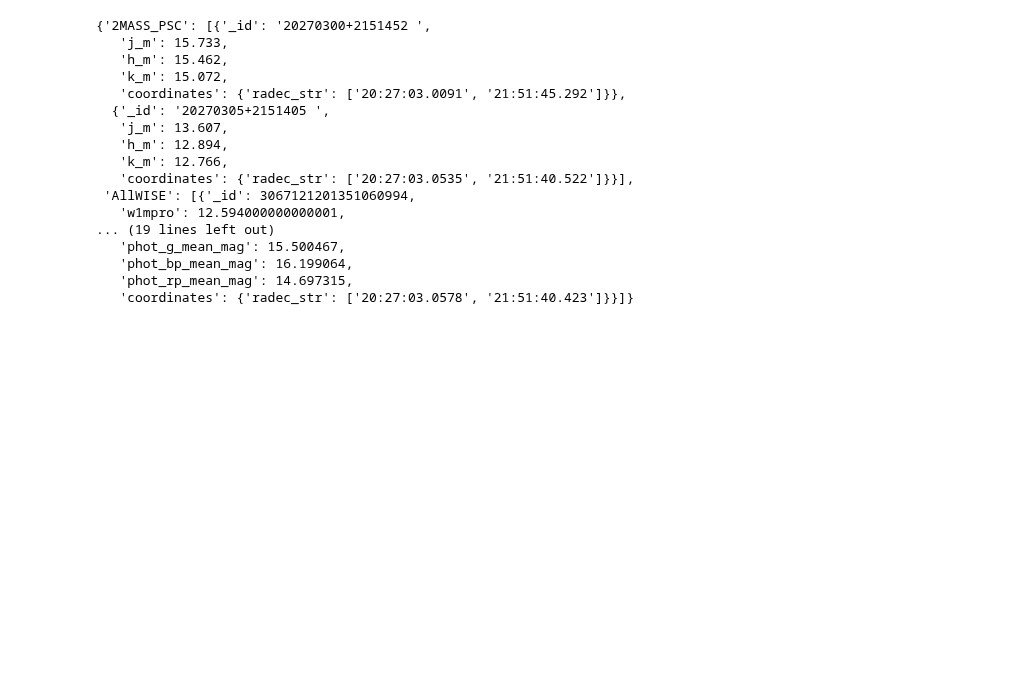
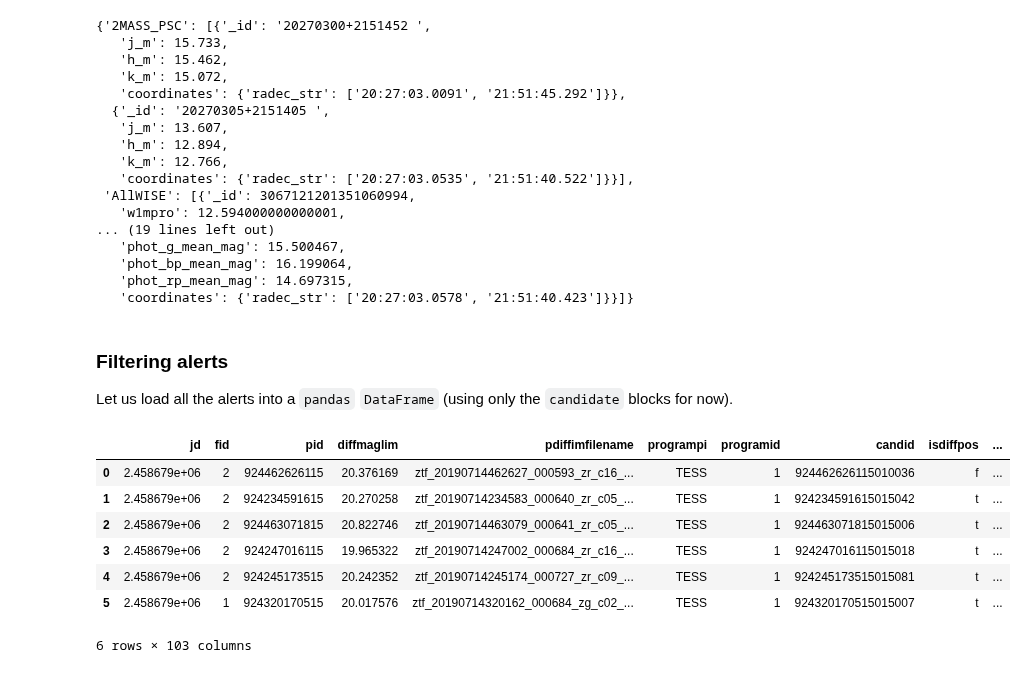
Before and after one commit to dmitryduev/kowalski-archived, a Jupyter notebook: nb/tess.ipynb, the cells around one changed output. Cells and saved outputs as stored; diff of their text form; code cells hidden in the pictures; blank space fills up the shorter version.

Commit message:
wip: TESS alerts tutorial

```diff
--- a/nb/tess.ipynb
+++ b/nb/tess.ipynb
@@ -50,6 +50,8 @@ for tb in tbs:
 20190715.tar.gz (size: 2.2 GB)
 20190716.tar.gz (size: 1.9 GB)
 20190717.tar.gz (size: 1.5 GB)
+# %%
+datestr = '20190714'
 # %% [markdown]
 Let's download and unpack the data for July 14, 2019.
 # %%
@@ -90,10 +103,25 @@ Define a number of helper functions.
 
 Make a `pandas` `DataFrame` out of an alert:
 # %%
-def make_dataframe(packet):
-    df = pd.DataFrame(packet['candidate'], index=[0])
-    df_prv = pd.DataFrame(packet['prv_candidates'])
-    return pd.concat([df, df_prv], ignore_index=True, sort=False)
+def make_dataframe(packets, prv=True):
+    if is_array(packets):
+        dfs = []
+        for packet in packets:
+            df = pd.DataFrame(packet['candidate'], index=[0])
+            dfs.append(df)
+            if prv:
+                df_prv = pd.DataFrame(packet['prv_candidates'])
+                dfs.append(df_prv)
+        # drop duplicate entries. decide using jd
+        return pd.concat(dfs, ignore_index=True, sort=False).drop_duplicates(subset='jd').reset_index(drop=True)
+    else:
+        # single packet
+        df = pd.DataFrame(packets['candidate'], index=[0])
+        if prv:
+            df_prv = pd.DataFrame(packets['prv_candidates'])
+            return pd.concat([df, df_prv], ignore_index=True, sort=False)
+        else:
+            return df
 # %% [markdown]
 Convert the compressed `FITS` cutout images into a numpy array:
 # %%
@@ -447,7 +475,7 @@ def plot_lc(lcs, dpi=200):
 # %%
 candid = 924463071815015006
 
-with open(f'20190714/{candid}.json', 'r') as f:
+with open(f'{datestr}/{candid}.json', 'r') as f:
     alert = json.load(f)
 # %%
 display(JSON(alert))
@@ -520,7 +548,7 @@ display(alert['cross_matches'])
 # %%
 candid = 924462626115010036
 
-with open(f'20190714/{candid}.json', 'r') as f:
+with open(f'{datestr}/{candid}.json', 'r') as f:
     alert = json.load(f)
 # %%
 display(JSON(alert))
@@ -592,3 +620,27 @@ display(alert['cross_matches'])
    'phot_bp_mean_mag': 16.199064,
    'phot_rp_mean_mag': 14.697315,
    'coordinates': {'radec_str': ['20:27:03.0578', '21:51:40.423']}}]}
+# %% [markdown]
+### Filtering alerts
+
+Let us load all the alerts into a `pandas` `DataFrame` (using only the `candidate` blocks for now).
+# %%
+alerts = []
+
+path = pathlib.Path(datestr)
+for p in path.glob('*.json'):
+    with open(p, 'r') as f:
+        alert = json.load(f)
+        alerts.append({'candidate': alert['candidate']})
+
+dfc = make_dataframe(alerts, prv=False)
+dfc
+# %% [output]
+|  | jd | fid | pid | diffmaglim | pdiffimfilename | programpi | programid | candid | isdiffpos | ... |
+| 0 | 2.458679e+06 | 2 | 924462626115 | 20.376169 | ztf_20190714462627_000593_zr_c16_... | TESS | 1 | 924462626115010036 | f | ... |
+| 1 | 2.458679e+06 | 2 | 924234591615 | 20.270258 | ztf_20190714234583_000640_zr_c05_... | TESS | 1 | 924234591615015042 | t | ... |
+| 2 | 2.458679e+06 | 2 | 924463071815 | 20.822746 | ztf_20190714463079_000641_zr_c05_... | TESS | 1 | 924463071815015006 | t | ... |
+| 3 | 2.458679e+06 | 2 | 924247016115 | 19.965322 | ztf_20190714247002_000684_zr_c16_... | TESS | 1 | 924247016115015018 | t | ... |
+| 4 | 2.458679e+06 | 2 | 924245173515 | 20.242352 | ztf_20190714245174_000727_zr_c09_... | TESS | 1 | 924245173515015081 | t | ... |
+| 5 | 2.458679e+06 | 1 | 924320170515 | 20.017576 | ztf_20190714320162_000684_zg_c02_... | TESS | 1 | 924320170515015007 | t | ... |
+6 rows × 103 columns
```
Also changed, not shown: parts of 3 cells of this notebook.
